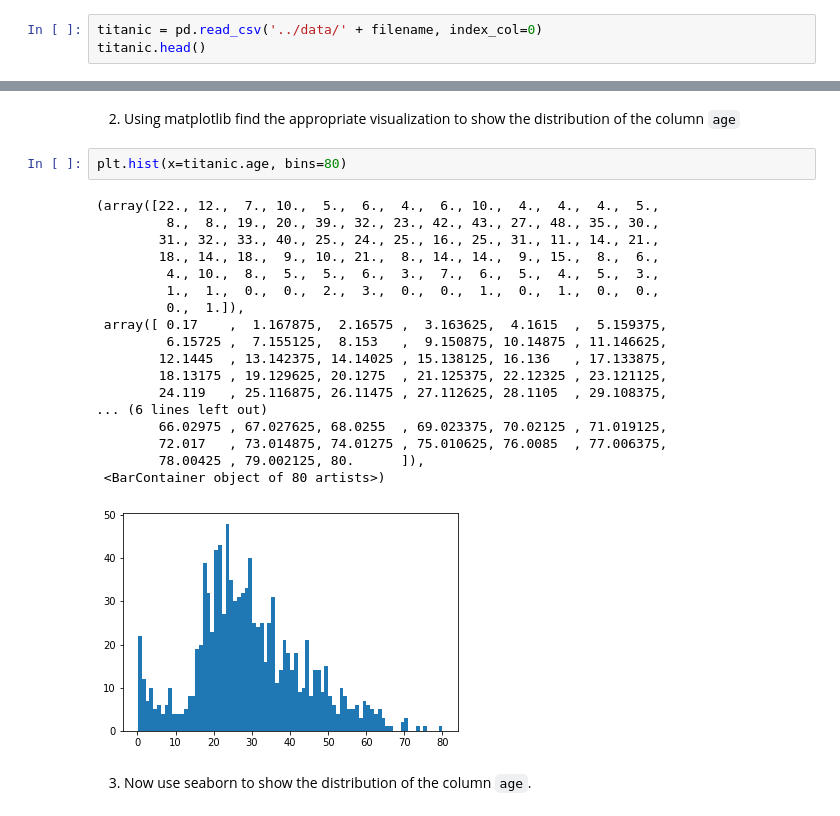
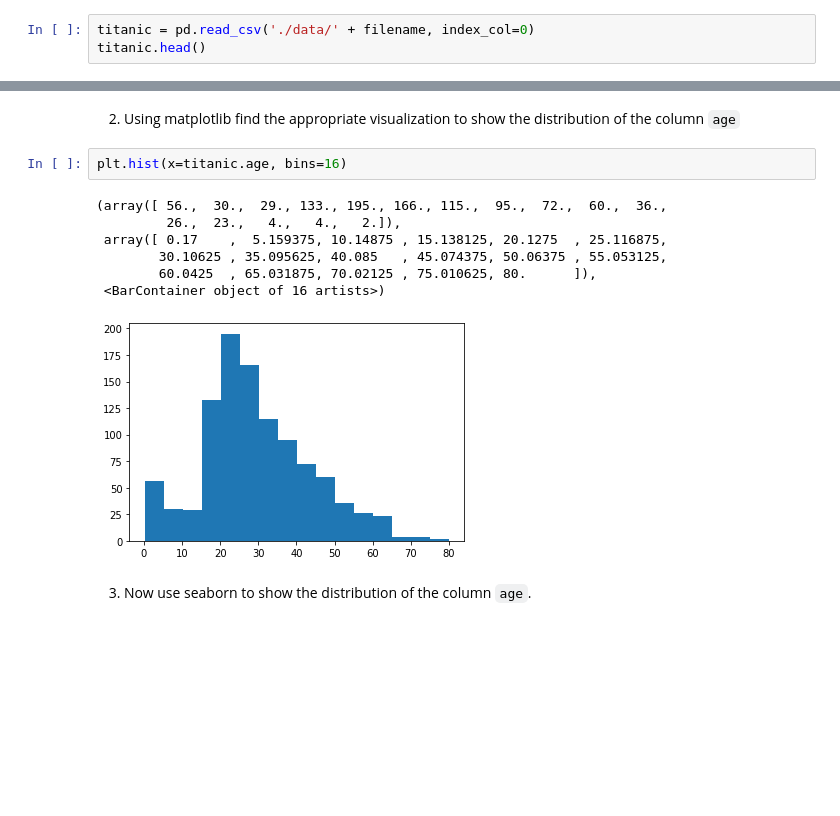
Before and after one commit to JoseKuru/bootcamp, a Jupyter notebook: week6_EDA_streamlit/day3_webscraping/Titanic/2_Titanic-Visualisation.ipynb, the cells around one changed output, grey strips where cells are left out. Cells and saved outputs as stored; diff of their text form; blank space fills up the shorter version.

Commit message:
Finalizado ejercicio visualización Titanic

```diff
--- a/week6_EDA_streamlit/day3_webscraping/Titanic/2_Titanic-Visualisation.ipynb
+++ b/week6_EDA_streamlit/day3_webscraping/Titanic/2_Titanic-Visualisation.ipynb
@@ -18,7 +19,7 @@ Help: If you didn't get to the point in which you should have saved the file, as
 # %%
 filename = "titanic_cleaned.csv"
 # %%
-titanic = pd.read_csv('../data/' + filename, index_col=0)
+titanic = pd.read_csv('./data/' + filename, index_col=0)
 titanic.head()
 # %% [output]
 |  | pclass | survived | name | gender | age | sibsp | parch | ticket | fare | embarked | boat | ... |
@@ -30,26 +31,15 @@ titanic.head()
 # %% [markdown]
 2. Using matplotlib find the appropriate visualization to show the distribution of the column `age`
 # %%
-plt.hist(x=titanic.age, bins=80)
+plt.hist(x=titanic.age, bins=16)
 # %% [output]
-(array([22., 12.,  7., 10.,  5.,  6.,  4.,  6., 10.,  4.,  4.,  4.,  5.,
-         8.,  8., 19., 20., 39., 32., 23., 42., 43., 27., 48., 35., 30.,
-        31., 32., 33., 40., 25., 24., 25., 16., 25., 31., 11., 14., 21.,
-        18., 14., 18.,  9., 10., 21.,  8., 14., 14.,  9., 15.,  8.,  6.,
-         4., 10.,  8.,  5.,  5.,  6.,  3.,  7.,  6.,  5.,  4.,  5.,  3.,
-         1.,  1.,  0.,  0.,  2.,  3.,  0.,  0.,  1.,  0.,  1.,  0.,  0.,
-         0.,  1.]),
- array([ 0.17    ,  1.167875,  2.16575 ,  3.163625,  4.1615  ,  5.159375,
-         6.15725 ,  7.155125,  8.153   ,  9.150875, 10.14875 , 11.146625,
-        12.1445  , 13.142375, 14.14025 , 15.138125, 16.136   , 17.133875,
-        18.13175 , 19.129625, 20.1275  , 21.125375, 22.12325 , 23.121125,
-        24.119   , 25.116875, 26.11475 , 27.112625, 28.1105  , 29.108375,
-... (6 lines left out)
-        66.02975 , 67.027625, 68.0255  , 69.023375, 70.02125 , 71.019125,
-        72.017   , 73.014875, 74.01275 , 75.010625, 76.0085  , 77.006375,
-        78.00425 , 79.002125, 80.      ]),
- <BarContainer object of 80 artists>)
+(array([ 56.,  30.,  29., 133., 195., 166., 115.,  95.,  72.,  60.,  36.,
+         26.,  23.,   4.,   4.,   2.]),
+ array([ 0.17    ,  5.159375, 10.14875 , 15.138125, 20.1275  , 25.116875,
+        30.10625 , 35.095625, 40.085   , 45.074375, 50.06375 , 55.053125,
+        60.0425  , 65.031875, 70.02125 , 75.010625, 80.      ]),
+ <BarContainer object of 16 artists>)
-[figure, old version]
+[figure, new version]
 # %% [markdown]
 3. Now use seaborn to show the distribution of the column `age`.
 # %%
```
Also changed, not shown: parts of 27 cells of this notebook, 3 other files.
